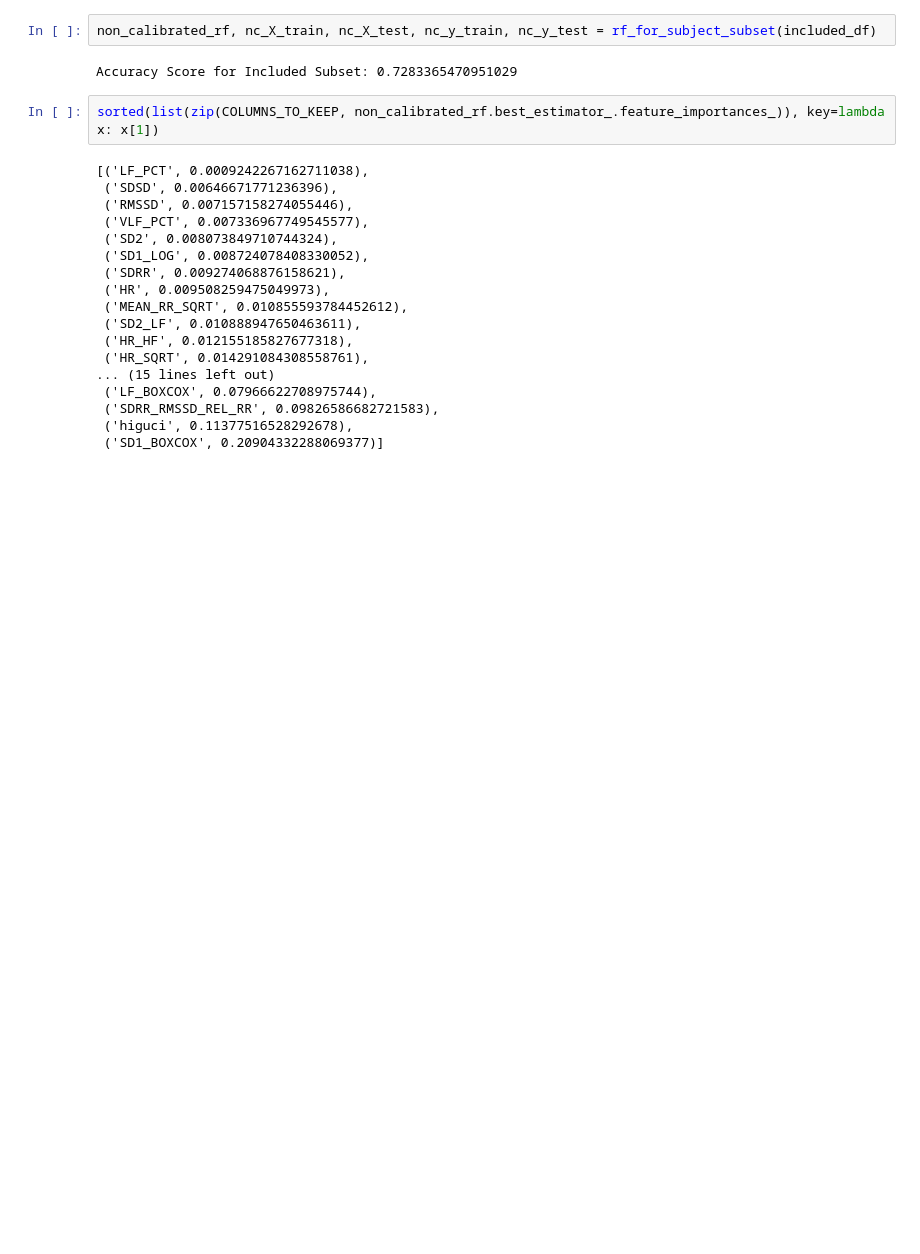
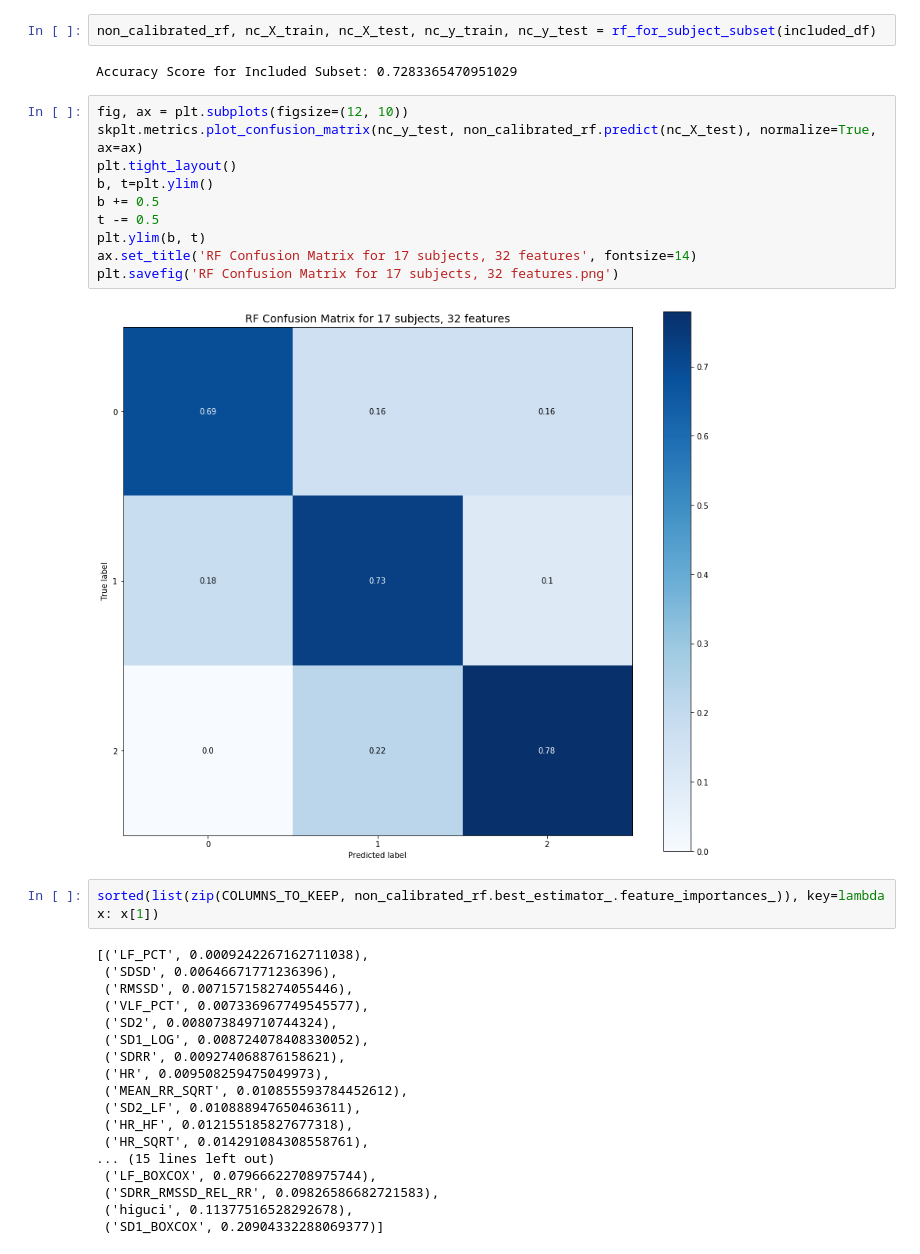
Before and after one commit to SachinGokal/capstone-two, a Jupyter notebook: notebooks/processed.ipynb, the cells around one changed output. Drawn from its saved outputs; the diff is of its cells as text; blank space fills up the shorter version.

```diff
--- a/notebooks/processed.ipynb
+++ b/notebooks/processed.ipynb
@@ -468,6 +509,18 @@ included_df, excluded_df = random_included_and_excluded_df(df, total_excluded=5)
 non_calibrated_rf, nc_X_train, nc_X_test, nc_y_train, nc_y_test = rf_for_subject_subset(included_df)
 # %% [output]
 Accuracy Score for Included Subset: 0.7283365470951029
+# %%
+fig, ax = plt.subplots(figsize=(12, 10))
+skplt.metrics.plot_confusion_matrix(nc_y_test, non_calibrated_rf.predict(nc_X_test), normalize=True, ax=ax)
+plt.tight_layout()
+b, t=plt.ylim()
+b += 0.5
+t -= 0.5
+plt.ylim(b, t)
+ax.set_title('RF Confusion Matrix for 17 subjects, 32 features', fontsize=14)
+plt.savefig('RF Confusion Matrix for 17 subjects, 32 features.png')
+# %% [output]
+[figure, added]
 # %%
 sorted(list(zip(COLUMNS_TO_KEEP, non_calibrated_rf.best_estimator_.feature_importances_)), key=lambda x: x[1])
 # %% [output]
```
Also changed, not shown: parts of 10 cells of this notebook, 42 other files.
